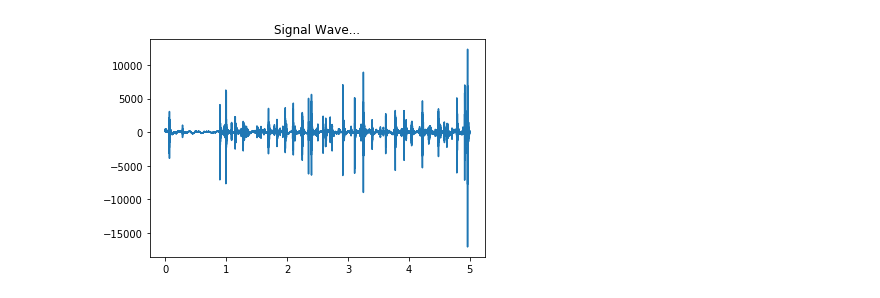
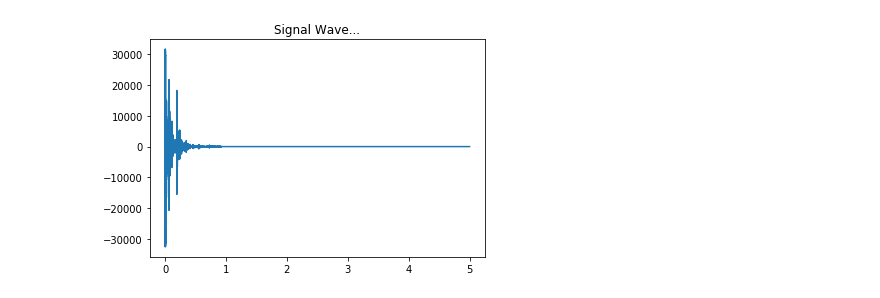
Before and after one commit to amir-Nau/Audio-Classification, a Jupyter notebook: Test.ipynb, the cells around one changed output. Saved outputs shown, nothing was run; the diff lists cells and outputs as text; code cells hidden in the pictures.

```diff
--- a/Test.ipynb
+++ b/Test.ipynb
@@ -4,28 +4,28 @@ playsound('/Users/CTR/Desktop/SeniorDesign/Audio-Classification/ESC-50-master/au
 # %%
 import matplotlib.pyplot as plt
 import numpy as np
 import wave
 import sys
 
 
-spf = wave.open("/Users/CTR/Desktop/SeniorDesign/Audio-Classification/ESC-50-master/audio/test.wav", "r")
+spf = wave.open("/Users/CTR/Desktop/SeniorDesign/Audio-Classification/ESC-50-master/audio/audio1.wav", "r")
 
 # Extract Raw Audio from Wav File
 signal = spf.readframes(-1)
 signal = np.fromstring(signal, "Int16")
 fs = spf.getframerate()
 
 # If Stereo
 if spf.getnchannels() == 2:
     print("Just mono files")
     sys.exit(0)
 
 
 Time = np.linspace(0, len(signal) / fs, num=len(signal))
 
 plt.figure(1)
 plt.title("Signal Wave...")
 plt.plot(Time, signal)
 plt.show()
 # %% [output]
-[figure, old version]
+[figure, new version]
```
Also changed, not shown: parts of 2 cells of this notebook, 3 other files.
